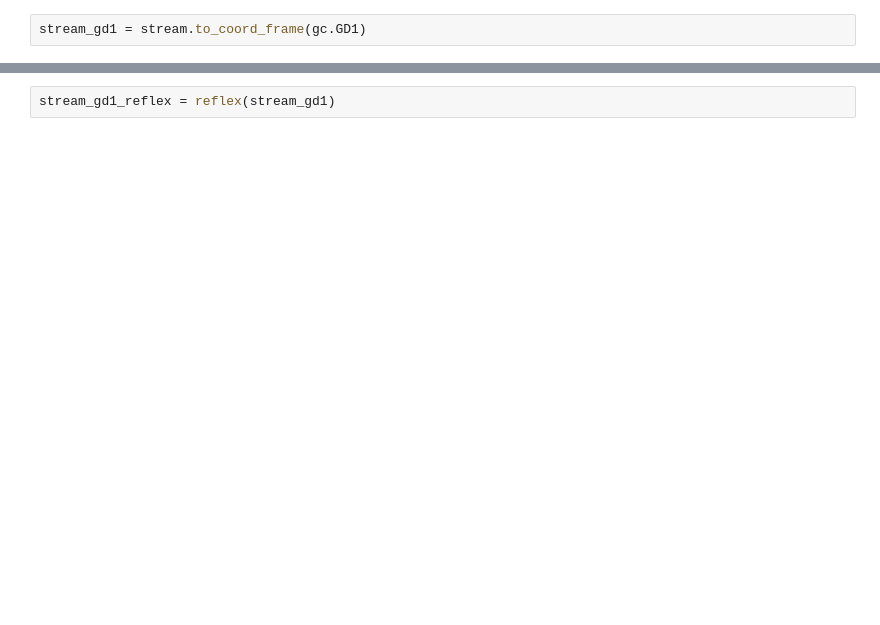
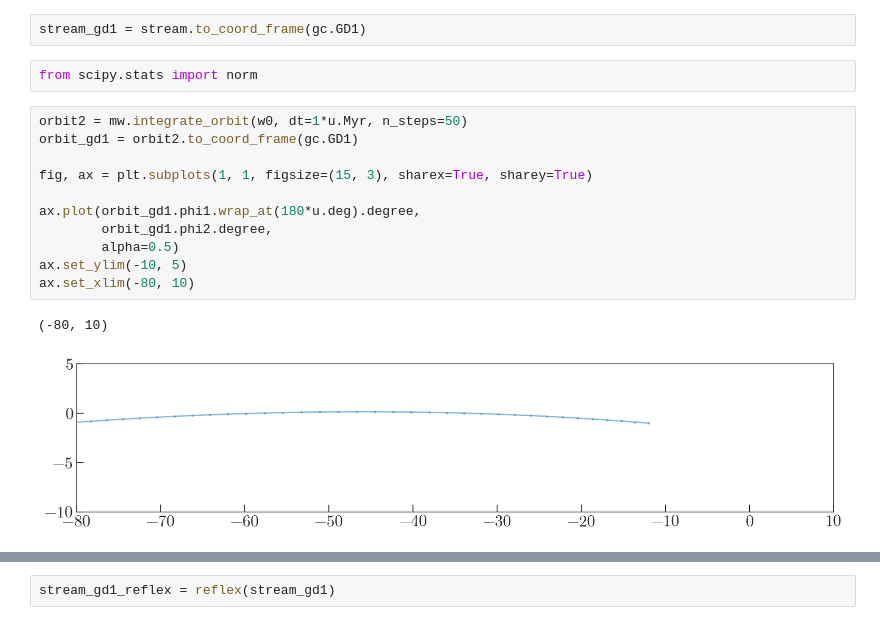
Before and after one commit to adrn/GD1-DR2, a Jupyter notebook: notebooks/GD1-orbit-mockstream.ipynb, the cells around one changed output, grey strips where cells are left out. Saved outputs shown, nothing was run; the diff lists cells and outputs as text; blank space fills up the shorter version.

```diff
--- a/notebooks/GD1-orbit-mockstream.ipynb
+++ b/notebooks/GD1-orbit-mockstream.ipynb
@@ -88,2 +120,18 @@ _ = stream.plot()
 # %%
 stream_gd1 = stream.to_coord_frame(gc.GD1)
+# %%
+from scipy.stats import norm
+# %%
+orbit2 = mw.integrate_orbit(w0, dt=1*u.Myr, n_steps=50)
+orbit_gd1 = orbit2.to_coord_frame(gc.GD1)
+
+fig, ax = plt.subplots(1, 1, figsize=(15, 3), sharex=True, sharey=True)
+
+ax.plot(orbit_gd1.phi1.wrap_at(180*u.deg).degree,
+        orbit_gd1.phi2.degree,
+        alpha=0.5)
+ax.set_ylim(-10, 5)
+ax.set_xlim(-80, 10)
+# %% [output]
+(-80, 10)
+[figure, added]
```
Also changed, not shown: parts of 34 cells of this notebook, 1 other file.
